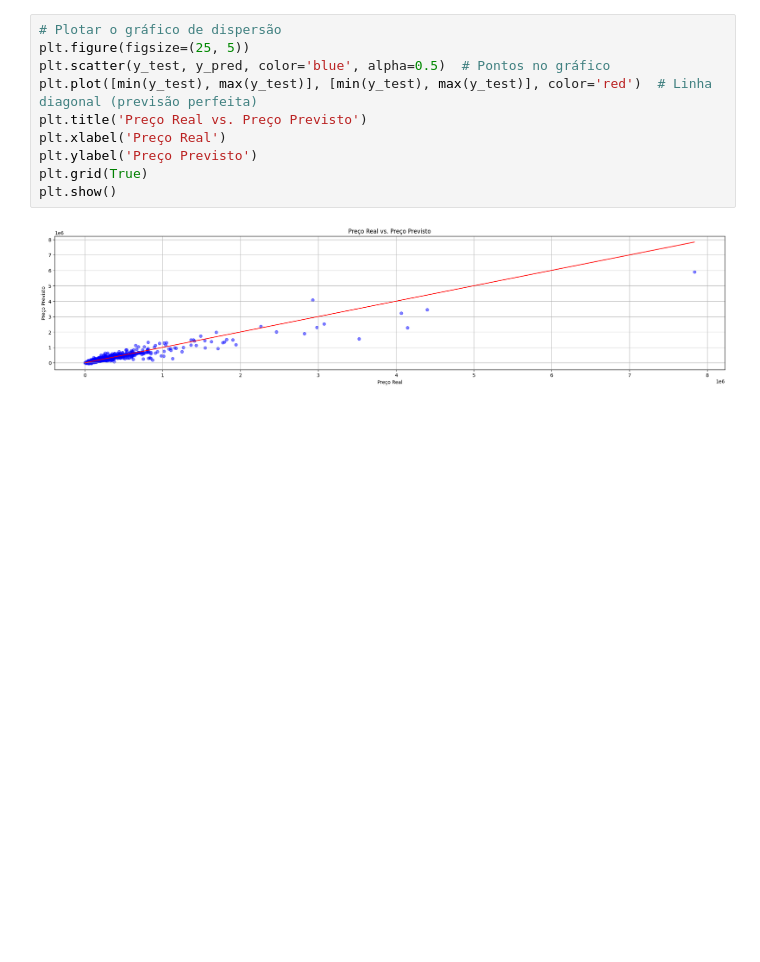
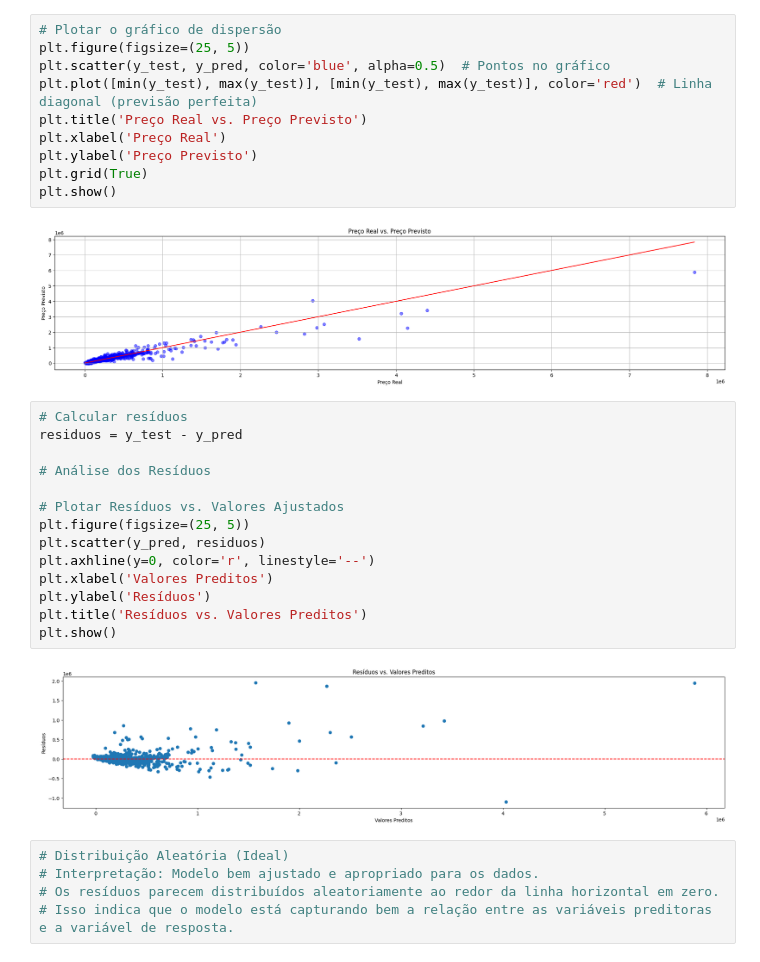
Before and after one commit to lcblcblcb10/Licitacoes_Caixa, a Jupyter notebook: Modelo_de_regressao_para_preco_de_imoveis.ipynb, the cells around one changed output. Drawn from its saved outputs; the diff is of its cells as text; blank space fills up the shorter version.

```diff
--- a/Modelo_de_regressao_para_preco_de_imoveis.ipynb
+++ b/Modelo_de_regressao_para_preco_de_imoveis.ipynb
@@ -252,3 +258,24 @@ plt.grid(True)
 plt.show()
 # %% [output]
 [figure]
+# %%
+# Calcular resíduos
+residuos = y_test - y_pred
+
+# Análise dos Resíduos
+
+# Plotar Resíduos vs. Valores Ajustados
+plt.figure(figsize=(25, 5))
+plt.scatter(y_pred, residuos)
+plt.axhline(y=0, color='r', linestyle='--')
+plt.xlabel('Valores Preditos')
+plt.ylabel('Resíduos')
+plt.title('Resíduos vs. Valores Preditos')
+plt.show()
+# %% [output]
+[figure, added]
+# %%
+# Distribuição Aleatória (Ideal)
+# Interpretação: Modelo bem ajustado e apropriado para os dados.
+# Os resíduos parecem distribuídos aleatoriamente ao redor da linha horizontal em zero.
+# Isso indica que o modelo está capturando bem a relação entre as variáveis preditoras e a variável de resposta.
```
Also changed, not shown: parts of 15 cells of this notebook.
